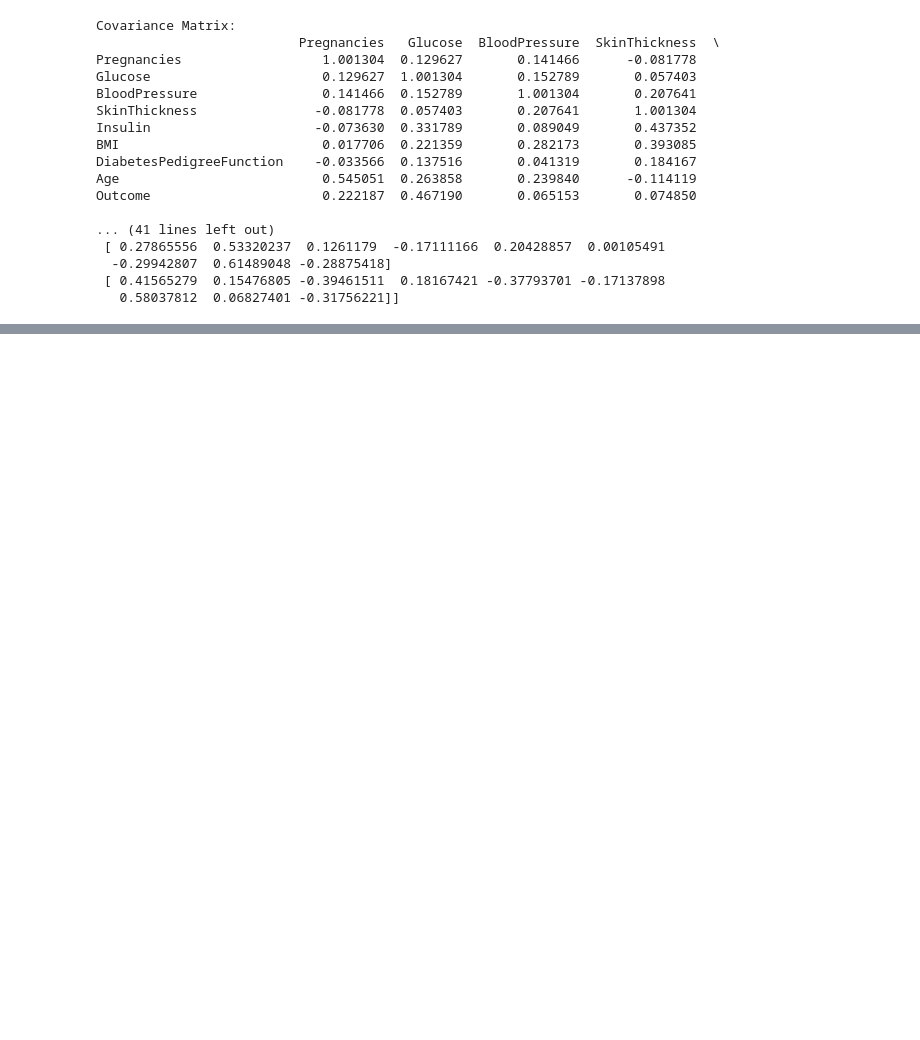
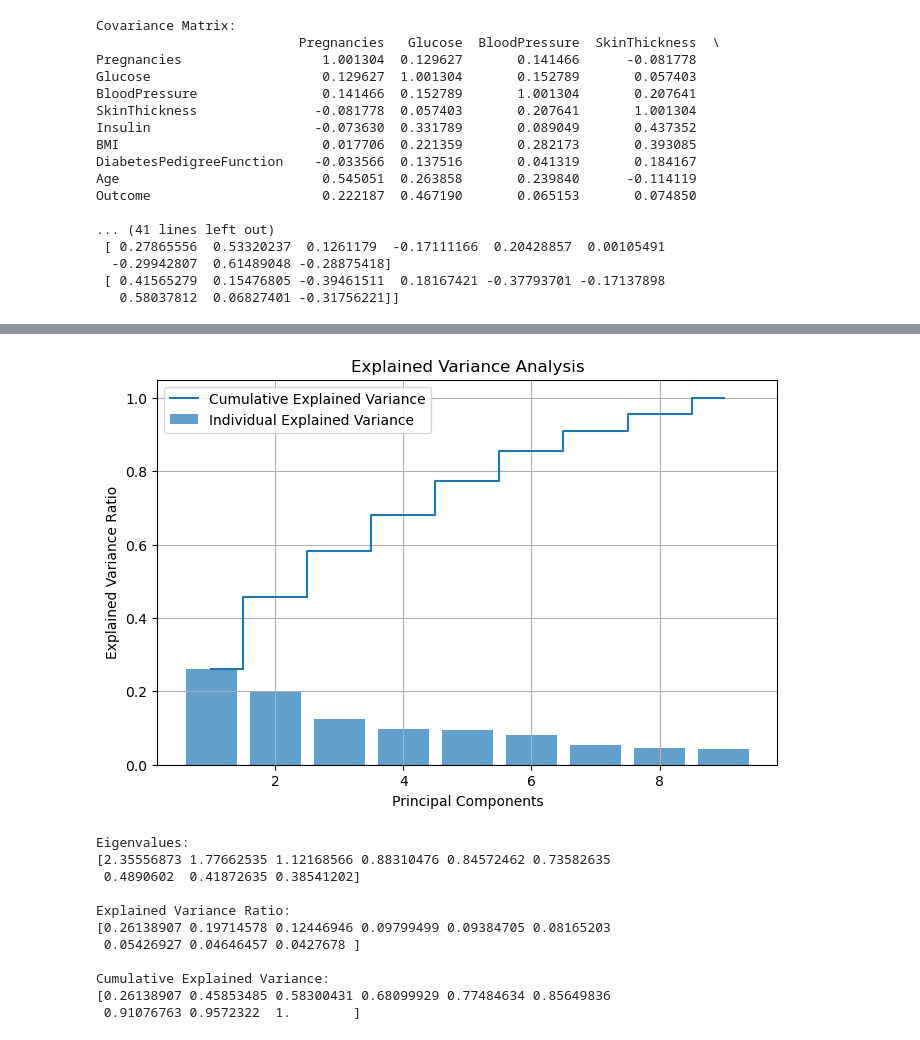
Before and after one commit to Eng21072546/scratchPCA, a Jupyter notebook: PCAProject.ipynb, the cells around one changed output, grey strips where cells are left out. Drawn from its saved outputs; the diff is of its cells as text; code cells hidden in the pictures; blank space fills up the shorter version.

Commit message:
Explained Variance Analysis

```diff
--- a/PCAProject.ipynb
+++ b/PCAProject.ipynb
@@ -146,0 +199,40 @@ Outcome                      0.222187  0.467190       0.065153       0.074850
+# %%
+# Explained Variance Analysis
+
+# Step 1: Calculate explained variance ratio
+explained_variance_ratio = eigenvalues / np.sum(eigenvalues)
+
+# Step 2: Calculate cumulative explained variance
+cumulative_explained_variance = np.cumsum(explained_variance_ratio)
+
+# Step 3: Plot explained variance
+plt.figure(figsize=(8, 5))
+plt.bar(range(1, len(eigenvalues) + 1), explained_variance_ratio, alpha=0.7, align='center', label='Individual Explained Variance')
+plt.step(range(1, len(eigenvalues) + 1), cumulative_explained_variance, where='mid', label='Cumulative Explained Variance')
+plt.ylabel('Explained Variance Ratio')
+plt.xlabel('Principal Components')
+plt.title('Explained Variance Analysis')
+plt.legend(loc='best')
+plt.grid(True)
+plt.show()
+
+# Display results
+print("Eigenvalues:")
+print(eigenvalues)
+print("\nExplained Variance Ratio:")
+print(explained_variance_ratio)
+print("\nCumulative Explained Variance:")
+print(cumulative_explained_variance)
+# %% [output]
+[figure, added]
+Eigenvalues:
+[2.35556873 1.77662535 1.12168566 0.88310476 0.84572462 0.73582635
+ 0.4890602  0.41872635 0.38541202]
+
+Explained Variance Ratio:
+[0.26138907 0.19714578 0.12446946 0.09799499 0.09384705 0.08165203
+ 0.05426927 0.04646457 0.0427678 ]
+
+Cumulative Explained Variance:
+[0.26138907 0.45853485 0.58300431 0.68099929 0.77484634 0.85649836
+ 0.91076763 0.9572322  1.        ]
```
Also changed, not shown: parts of 3 cells of this notebook.
